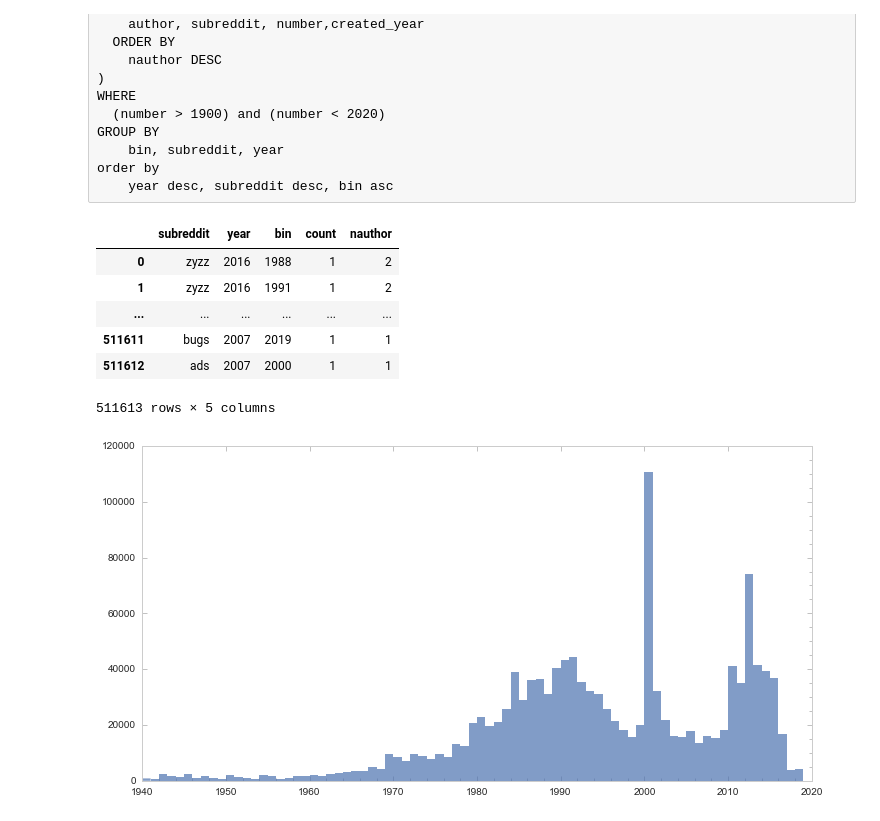
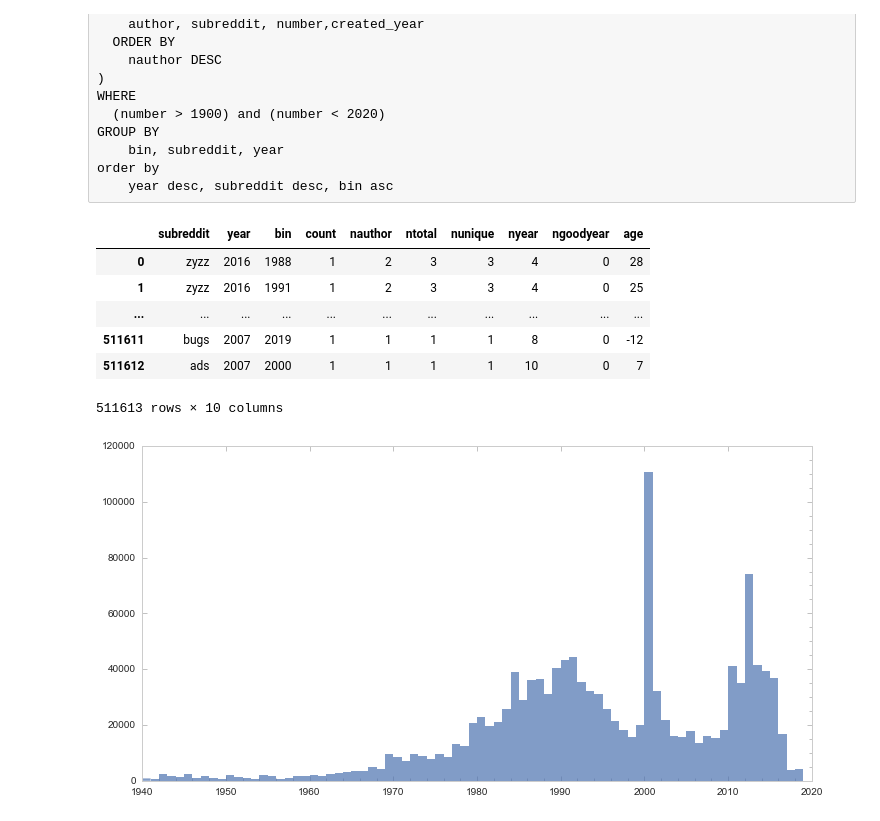
Before and after one commit to ajmendez/explore, a Jupyter notebook: reddit/subreddit_eachyear.ipynb, the cells around one changed output. Cells and saved outputs as stored; diff of their text form; code cells hidden in the pictures.

Commit message:
each year

```diff
--- a/reddit/subreddit_eachyear.ipynb
+++ b/reddit/subreddit_eachyear.ipynb
@@ -47,17 +47,17 @@ order by
 # %%
 # Only includes up to 2014
 # df = pd.read_csv('/Users/ajmendez/data/reddit/subreddit_numbers_eachyear.csv')
 # includes out to 2016
-df = pd.read_csv('/Users/ajmendez/data/reddit/subreddit_eachyear2.csv')
+df = pd.read_csv('/Users/ajmendez/data/reddit/subreddit_eachyear2_v1.csv', index_col=0)
 df
 # %% [output]
-|  | subreddit | year | bin | count | nauthor |
-| 0 | zyzz | 2016 | 1988 | 1 | 2 |
-| 1 | zyzz | 2016 | 1991 | 1 | 2 |
-| ... | ... | ... | ... | ... | ... |
-| 511611 | bugs | 2007 | 2019 | 1 | 1 |
-| 511612 | ads | 2007 | 2000 | 1 | 1 |
+|  | subreddit | year | bin | count | nauthor | ntotal | nunique | nyear | ngoodyear | age |
+| 0 | zyzz | 2016 | 1988 | 1 | 2 | 3 | 3 | 4 | 0 | 28 |
+| 1 | zyzz | 2016 | 1991 | 1 | 2 | 3 | 3 | 4 | 0 | 25 |
+| ... | ... | ... | ... | ... | ... | ... | ... | ... | ... | ... |
+| 511611 | bugs | 2007 | 2019 | 1 | 1 | 1 | 1 | 8 | 0 | -12 |
+| 511612 | ads | 2007 | 2000 | 1 | 1 | 1 | 1 | 10 | 0 | 7 |
-511613 rows × 5 columns
+511613 rows × 10 columns
 # %%
 df['age'] = df['year'] - df['bin']
 # %%
```
Also changed, not shown: parts of 4 cells of this notebook.
